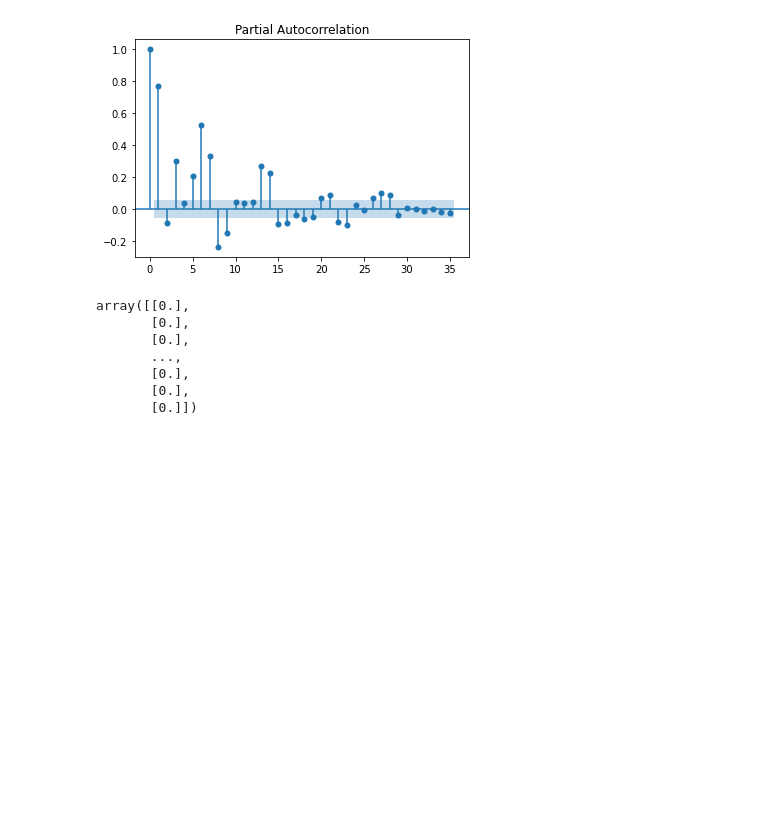
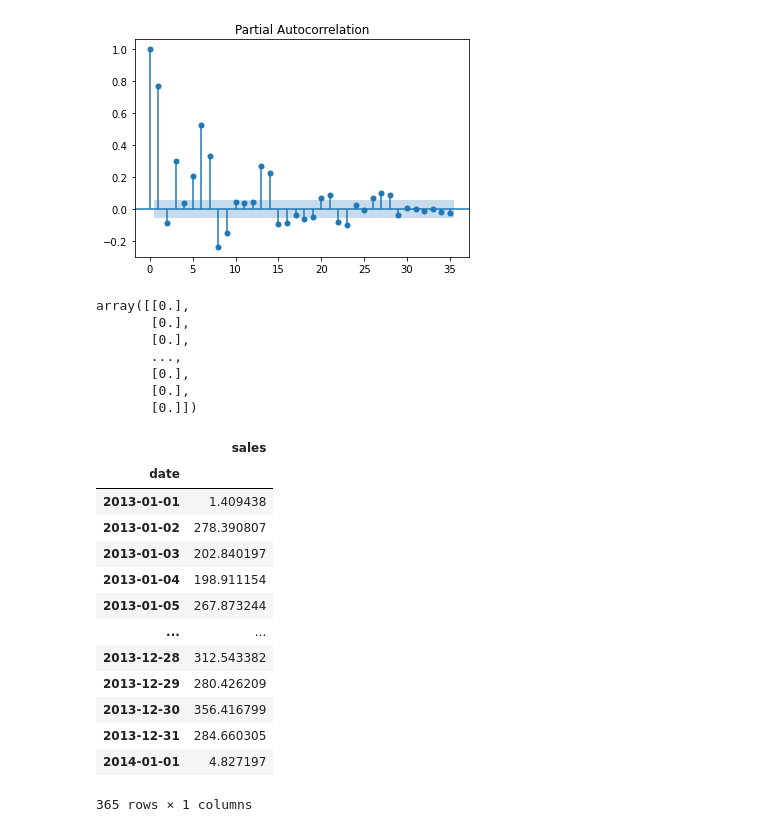
Before and after one commit to ndzadz/WTUM_12_2022, a Jupyter notebook: Modelling.ipynb, the cells around one changed output. Saved outputs shown, nothing was run; the diff lists cells and outputs as text; code cells hidden in the pictures; blank space fills up the shorter version.

```diff
--- a/Modelling.ipynb
+++ b/Modelling.ipynb
@@ -104,3 +110,22 @@ array([[0.],
        [0.],
        [0.],
        [0.]])
+# %%
+analysis = train2_avg_diff[['sales']].copy()
+# %%
+analysis.head(365)
+# %% [output]
+|  | sales |
+| date |  |
+| 2013-01-01 | 1.409438 |
+| 2013-01-02 | 278.390807 |
+| 2013-01-03 | 202.840197 |
+| 2013-01-04 | 198.911154 |
+| 2013-01-05 | 267.873244 |
+| ... | ... |
+| 2013-12-28 | 312.543382 |
+| 2013-12-29 | 280.426209 |
+| 2013-12-30 | 356.416799 |
+| 2013-12-31 | 284.660305 |
+| 2014-01-01 | 4.827197 |
+365 rows × 1 columns
```
Also changed, not shown: parts of 8 cells of this notebook.
